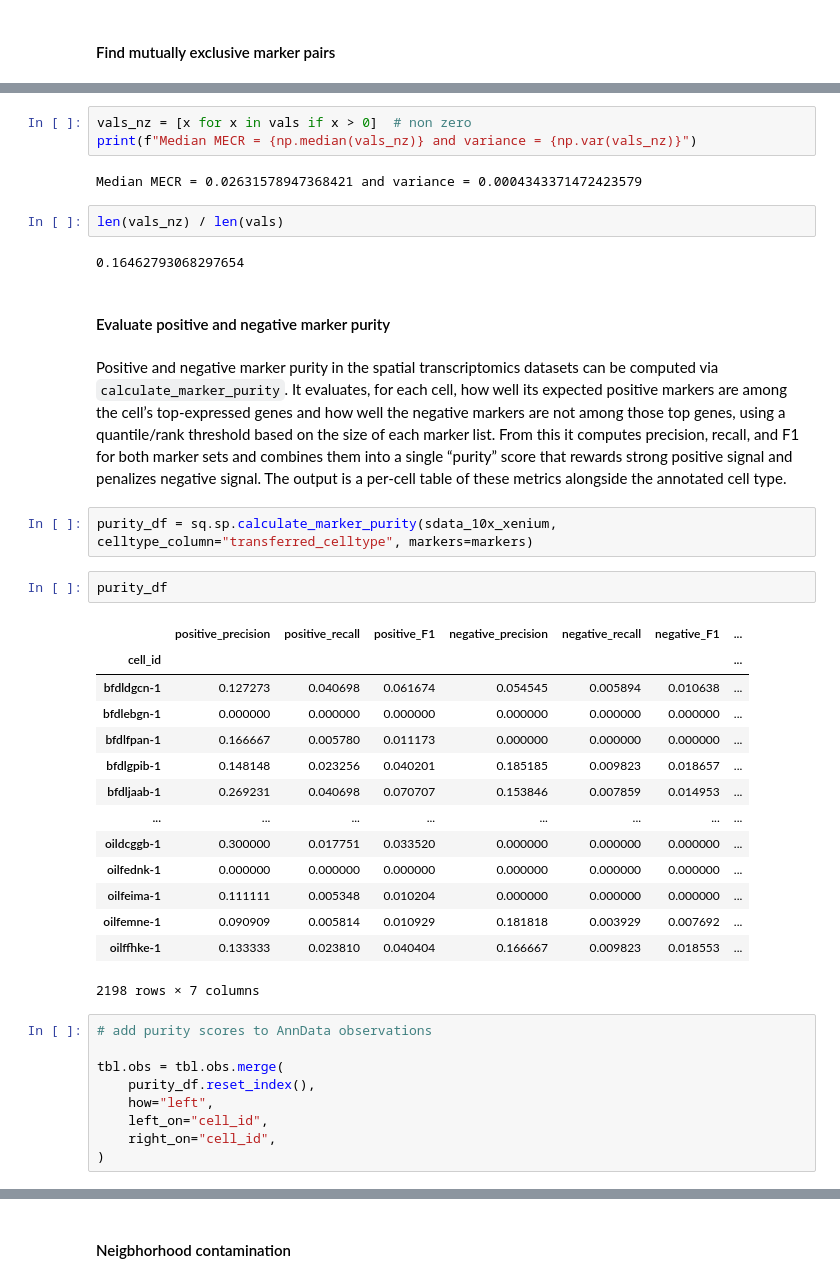
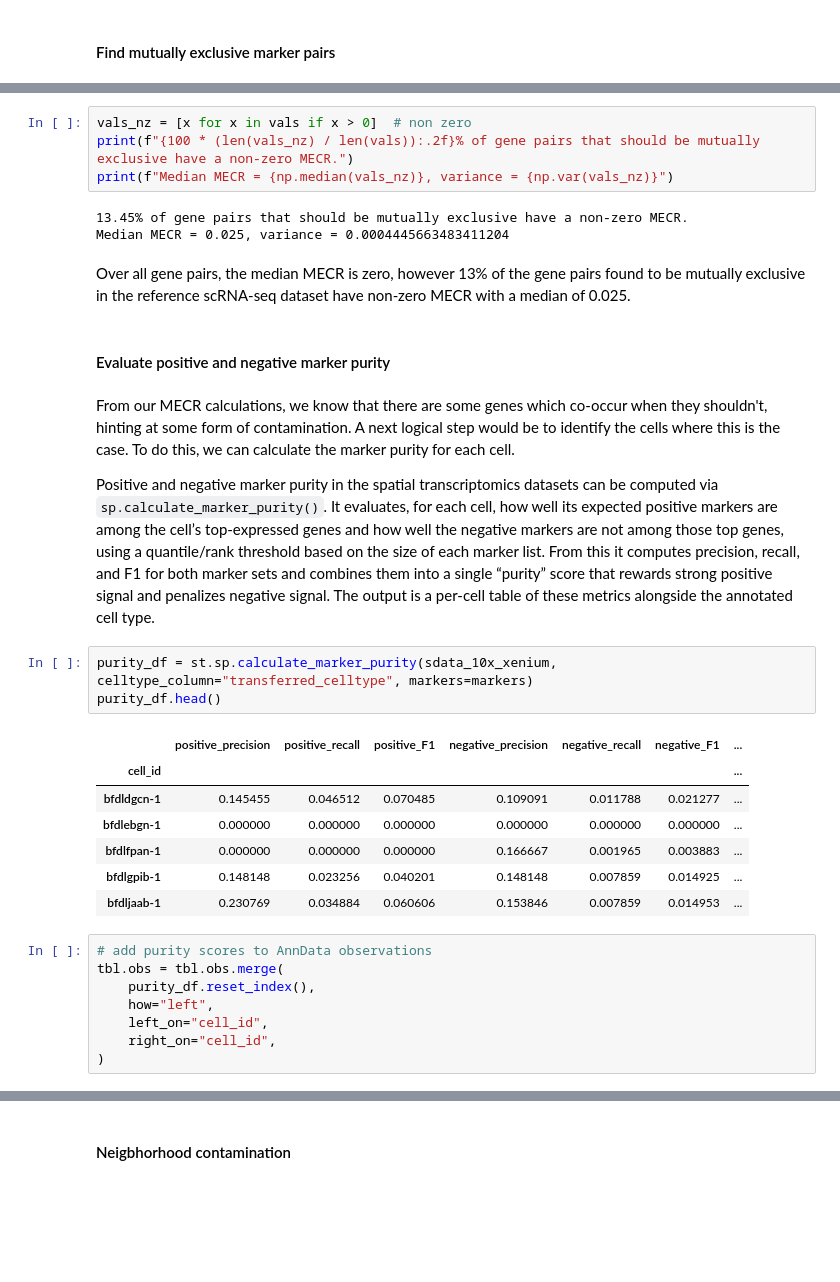
Before and after one commit to LazDaria/SegTraQ, a Jupyter notebook: docs/notebooks/spillover_metrics_supervised.ipynb, the cells around one changed output, grey strips where cells are left out. Saved outputs shown, nothing was run; the diff lists cells and outputs as text; blank space fills up the shorter version.

```diff
--- a/docs/notebooks/spillover_metrics_supervised.ipynb
+++ b/docs/notebooks/spillover_metrics_supervised.ipynb
@@ -175,38 +189,31 @@ plt.show()
 # %%
 vals_nz = [x for x in vals if x > 0]  # non zero
-print(f"Median MECR = {np.median(vals_nz)} and variance = {np.var(vals_nz)}")
+print(f"{100 * (len(vals_nz) / len(vals)):.2f}% of gene pairs that should be mutually exclusive have a non-zero MECR.")
+print(f"Median MECR = {np.median(vals_nz)}, variance = {np.var(vals_nz)}")
 # %% [output]
-Median MECR = 0.02631578947368421 and variance = 0.0004343371472423579
+13.45% of gene pairs that should be mutually exclusive have a non-zero MECR.
+Median MECR = 0.025, variance = 0.0004445663483411204
-# %%
-len(vals_nz) / len(vals)
-# %% [output]
-0.16462793068297654
+# %% [markdown]
+Over all gene pairs, the median MECR is zero, however 13% of the gene pairs found to be mutually exclusive in the reference scRNA-seq dataset have non-zero MECR with a median of 0.025.
 # %% [markdown]
 #### Evaluate positive and negative marker purity
 # %% [markdown]
-Positive and negative marker purity in the spatial transcriptomics datasets can be computed via `calculate_marker_purity`. It evaluates, for each cell, how well its expected positive markers are among the cell’s top-expressed genes and how well the negative markers are not among those top genes, using a quantile/rank threshold based on the size of each marker list. From this it computes precision, recall, and F1 for both marker sets and combines them into a single “purity” score that rewards strong positive signal and penalizes negative signal. The output is a per-cell table of these metrics alongside the annotated cell type.
+From our MECR calculations, we know that there are some genes which co-occur when they shouldn't, hinting at some form of contamination. A next logical step would be to identify the cells where this is the case. To do this, we can calculate the marker purity for each cell.
+
+Positive and negative marker purity in the spatial transcriptomics datasets can be computed via `sp.calculate_marker_purity()`. It evaluates, for each cell, how well its expected positive markers are among the cell’s top-expressed genes and how well the negative markers are not among those top genes, using a quantile/rank threshold based on the size of each marker list. From this it computes precision, recall, and F1 for both marker sets and combines them into a single “purity” score that rewards strong positive signal and penalizes negative signal. The output is a per-cell table of these metrics alongside the annotated cell type.
 # %%
-purity_df = sq.sp.calculate_marker_purity(sdata_10x_xenium, celltype_column="transferred_celltype", markers=markers)
+purity_df = st.sp.calculate_marker_purity(sdata_10x_xenium, celltype_column="transferred_celltype", markers=markers)
+purity_df.head()
+# %% [output]
+|  | positive_precision | positive_recall | positive_F1 | negative_precision | negative_recall | negative_F1 | ... |
+| cell_id |  |  |  |  |  |  | ... |
+| bfdldgcn-1 | 0.145455 | 0.046512 | 0.070485 | 0.109091 | 0.011788 | 0.021277 | ... |
+| bfdlebgn-1 | 0.000000 | 0.000000 | 0.000000 | 0.000000 | 0.000000 | 0.000000 | ... |
+| bfdlfpan-1 | 0.000000 | 0.000000 | 0.000000 | 0.166667 | 0.001965 | 0.003883 | ... |
+| bfdlgpib-1 | 0.148148 | 0.023256 | 0.040201 | 0.148148 | 0.007859 | 0.014925 | ... |
+| bfdljaab-1 | 0.230769 | 0.034884 | 0.060606 | 0.153846 | 0.007859 | 0.014953 | ... |
-# %%
-purity_df
-# %% [output]
-|  | positive_precision | positive_recall | positive_F1 | negative_precision | negative_recall | negative_F1 | ... |
-| cell_id |  |  |  |  |  |  | ... |
-| bfdldgcn-1 | 0.127273 | 0.040698 | 0.061674 | 0.054545 | 0.005894 | 0.010638 | ... |
-| bfdlebgn-1 | 0.000000 | 0.000000 | 0.000000 | 0.000000 | 0.000000 | 0.000000 | ... |
-| bfdlfpan-1 | 0.166667 | 0.005780 | 0.011173 | 0.000000 | 0.000000 | 0.000000 | ... |
-| bfdlgpib-1 | 0.148148 | 0.023256 | 0.040201 | 0.185185 | 0.009823 | 0.018657 | ... |
-| bfdljaab-1 | 0.269231 | 0.040698 | 0.070707 | 0.153846 | 0.007859 | 0.014953 | ... |
-| ... | ... | ... | ... | ... | ... | ... | ... |
-| oildcggb-1 | 0.300000 | 0.017751 | 0.033520 | 0.000000 | 0.000000 | 0.000000 | ... |
-| oilfednk-1 | 0.000000 | 0.000000 | 0.000000 | 0.000000 | 0.000000 | 0.000000 | ... |
-| oilfeima-1 | 0.111111 | 0.005348 | 0.010204 | 0.000000 | 0.000000 | 0.000000 | ... |
-| oilfemne-1 | 0.090909 | 0.005814 | 0.010929 | 0.181818 | 0.003929 | 0.007692 | ... |
-| oilffhke-1 | 0.133333 | 0.023810 | 0.040404 | 0.166667 | 0.009823 | 0.018553 | ... |
-2198 rows × 7 columns
 # %%
 # add purity scores to AnnData observations
-
 tbl.obs = tbl.obs.merge(
     purity_df.reset_index(),
     how="left",
```
Also changed, not shown: parts of 42 cells of this notebook.
